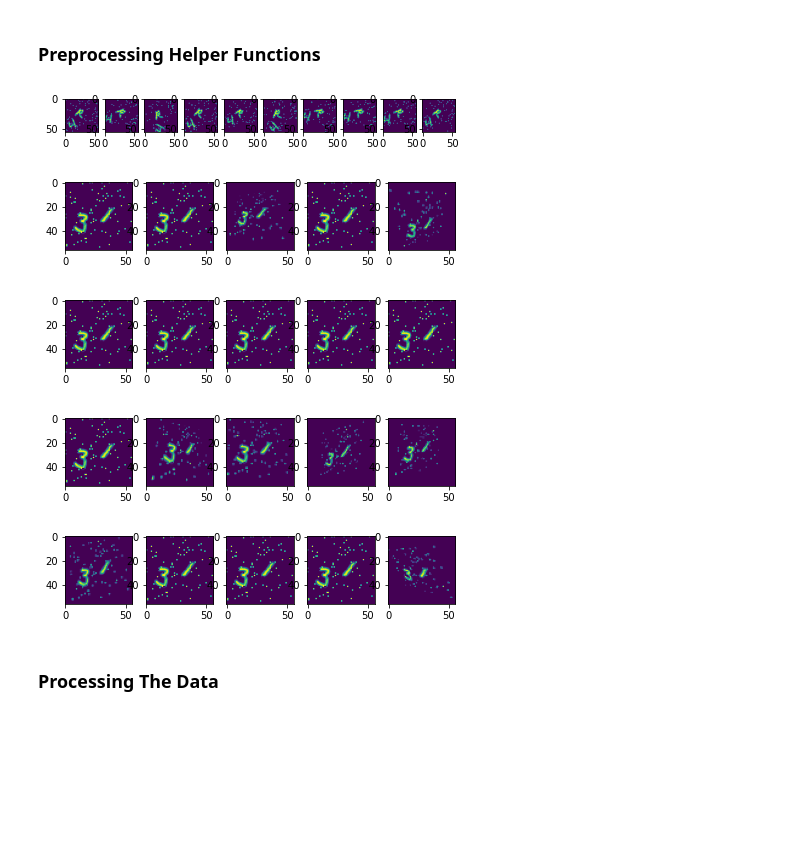
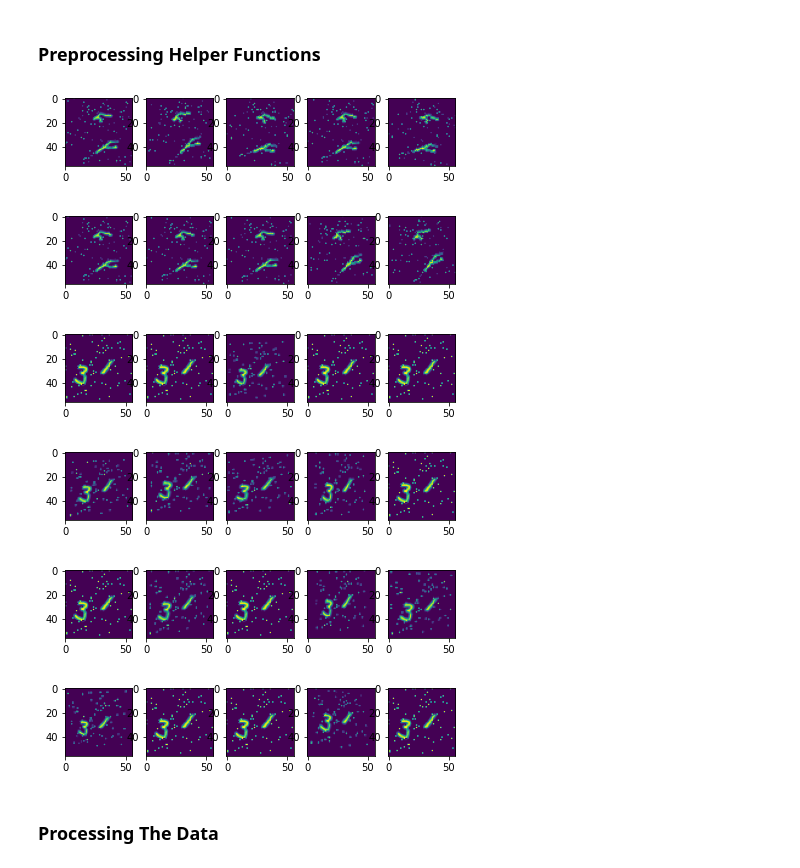
Before and after one commit to shubymao/comp551-p3, a Jupyter notebook: Project_3_Notebook.ipynb, the cells around one changed output. Drawn from its saved outputs; the diff is of its cells as text; code cells hidden in the pictures; blank space fills up the shorter version.

```diff
--- a/Project_3_Notebook.ipynb
+++ b/Project_3_Notebook.ipynb
@@ -84,20 +84,21 @@ def img_grid(row,col,imgs):
     # plt.colorbar()
     plt.show()
 # %%
-affine_manager = RandomAffine(45, scale = (0.9,1.1),  shear = 5)
+affine_manager = RandomAffine(20,shear=5)
 def generate_affine(image_tensor, num):
     outputs = []
     for _ in range(num):
       outputs.append(affine_manager(image_tensor))
     return outputs
 
-sample_tensor = torch.from_numpy(training_data[100,None]).float()
+sample_tensor = torch.from_numpy(training_data[5000,None]).float()
 affined_tensors = map(lambda x: x[0], generate_affine(sample_tensor,9))
-img_grid(1,10,[sample_tensor[0],*affined_tensors])
+img_grid(2,5,[sample_tensor[0],*affined_tensors])
 # %% [output]
-[figure, old version]
+[figure, new version]
+[figure, added]
 # %%
-perspective_manager = RandomPerspective(0.5)
+perspective_manager = RandomPerspective(0.3)
 def generate_pespective(image_tensor, num):
     outputs = []
     for _ in range(num):
@@ -108,10 +109,10 @@ sample_tensor = torch.from_numpy(training_data[2000,None]).float()
 perspective_tensors = map(lambda x: x[0], generate_pespective(sample_tensor,19))
 img_grid(4,5,[sample_tensor[0],*perspective_tensors])
 # %% [output]
-[figure, old version]
+[figure, new version]
-[figure, old version]
+[figure, new version]
-[figure, old version]
+[figure, new version]
-[figure, old version]
+[figure, new version]
 # %%
 # transform all data to the output format
 def process_training_data(data, labels, affine_cnt = 0, perspective_cnt = 0):
```
Also changed, not shown: parts of 4 cells of this notebook.
